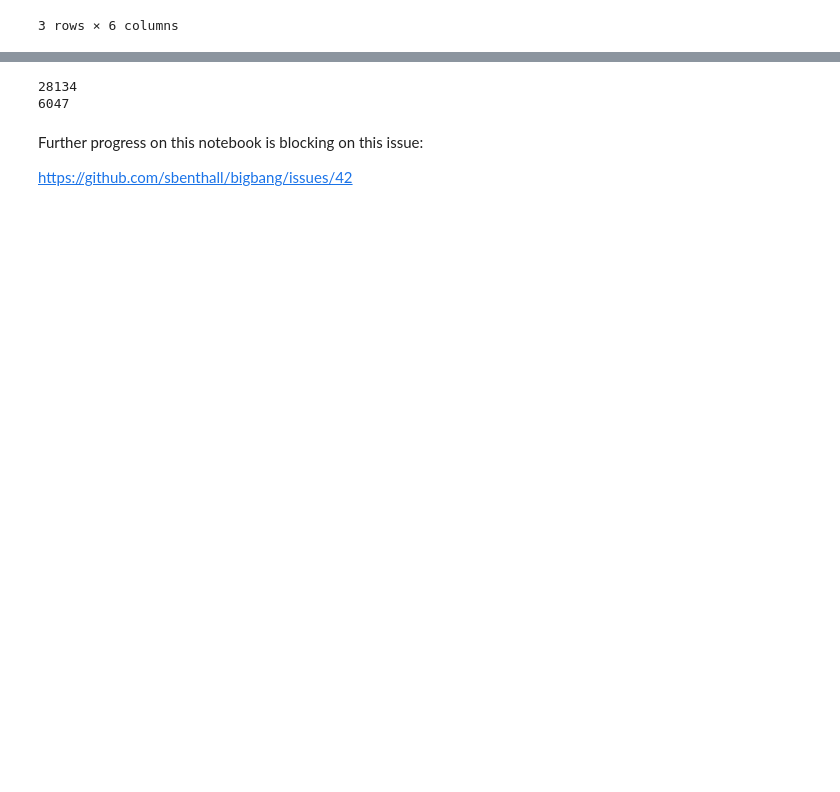
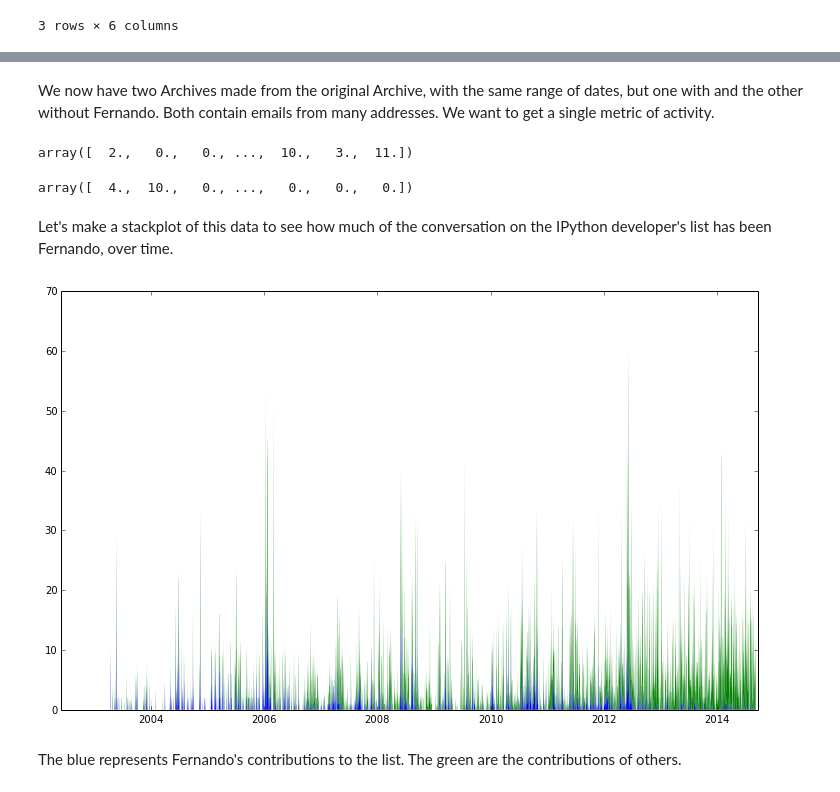
Before and after one commit to datactive/bigbang, a Jupyter notebook: examples/Auditing Fernando.ipynb, the cells around one changed output, grey strips where cells are left out. Drawn from its saved outputs; the diff is of its cells as text; code cells hidden in the pictures; blank space fills up the shorter version.

Commit message:
updating Auditing Fernando to be have a nice stackplot. closes #10

```diff
--- a/examples/Auditing Fernando.ipynb
+++ b/examples/Auditing Fernando.ipynb
@@ -9,8 +14,6 @@ from bigbang.archive import Archive
 # %% [markdown]
 Let's get all the available date from the IPython community. For now, this is just the mailing lists. One day, BigBang will also get its issue tracker data! That will be very exciting.
 # %%
-urls = ["http://mail.scipy.org/pipermail/ipython-dev/",
-        "http://mail.scipy.org/pipermail/ipython-user/"]
-
-archives = [Archive(url,archive_dir="../archives") for url in urls]
+url = "http://mail.scipy.org/pipermail/ipython-dev/"
+arx = Archive(url,archive_dir="../archives")
 # %% [output]
@@ -21,8 +23,8 @@ Now let's isolate the messages involving Fernando Perez.
 
 This includes both messages from Fernando, and messages to Fernando.
 # %%
-arx = archives[0]
-arx.data[arx.data.From.map(lambda x: 'Fernando' in x)][:3]
+fernandos = Archive(arx.data[arx.data.From.map(lambda x: 'Fernando' in x)])
+fernandos.data[:3]
 # %% [output]
 |  | From | Subject | Date | In-Reply-To | References | Body |
 | Message-ID |  |  |  |  |  |  |
@@ -33,3 +57,3 @@ arx.data[arx.data.From.map(lambda x: 'Fernando' in x)][:3]
 # %%
-from_fernando = [arx.data[arx.data.From.map(lambda x: 'Fernando' in x)]
-                 for arx in archives]
+not_fernandos = Archive(arx.data[arx.data.From.map(lambda x: 'Fernando' not in x)])
+not_fernandos.data[:3]
@@ -36,10 +67,29 @@ from_fernando = [arx.data[arx.data.From.map(lambda x: 'Fernando' in x)]
-# %%
-print len(arx)
-print len(from_fernando[0])
-# %% [output]
-28134
-6047
-# %% [markdown]
-Further progress on this notebook is blocking on this issue:
-
-https://github.com/sbenthall/bigbang/issues/42
+# %% [markdown]
+We now have two Archives made from the original Archive, with the same range of dates, but one with and the other without Fernando. Both contain emails from many addresses. We want to get a single metric of activity.
+# %%
+not_fernandos.get_activity().sum(1).values
+# %% [output]
+array([  2.,   0.,   0., ...,  10.,   3.,  11.])
+# %%
+fernandos.get_activity().sum(1).values
+# %% [output]
+array([  4.,  10.,   0., ...,   0.,   0.,   0.])
+# %% [markdown]
+Let's make a stackplot of this data to see how much of the conversation on the IPython developer's list has been Fernando, over time.
+# %%
+fig = plt.figure(figsize=(12.5, 7.5))
+
+fa = fernandos.get_activity()
+
+d = np.row_stack((fa.sum(1).values,
+                  not_fernandos.get_activity().sum(1).values))
+
+plt.stackplot(fa.index.values,d,linewidth=0,label='foo')
+
+fig.axes[0].xaxis_date()
+
+plt.show()
+# %% [output]
+[figure, added]
+# %% [markdown]
+The blue represents Fernando's contributions to the list. The green are the contributions of others.
```
Also changed, not shown: parts of 8 cells of this notebook.
